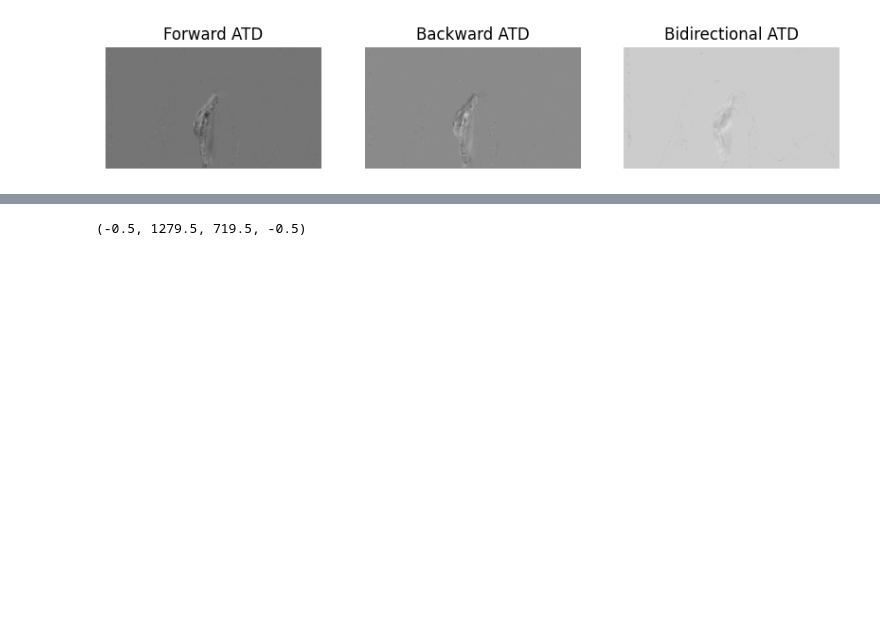
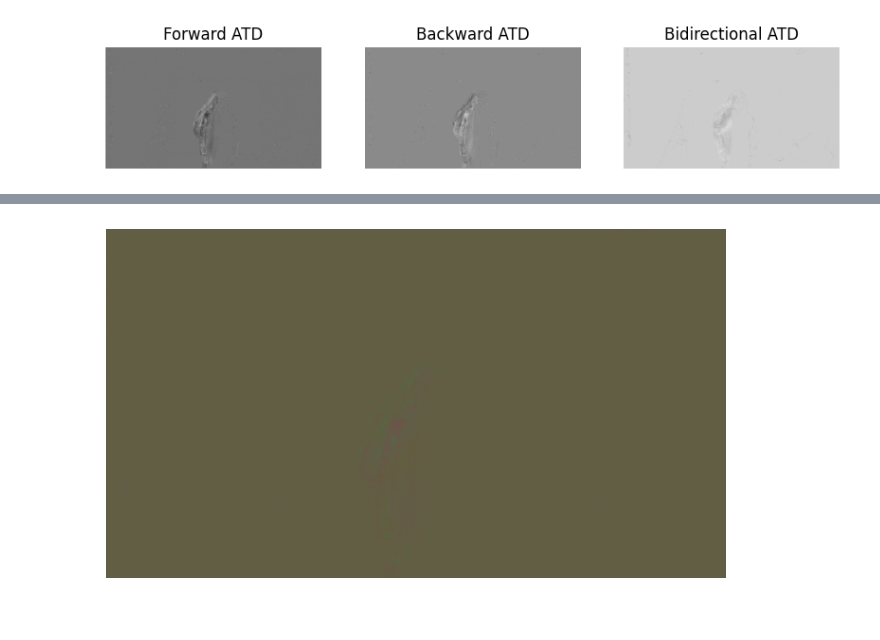
Before and after one commit to lamiselsayed/Senior-Design-Code, a Jupyter notebook: 03-Grayscaling_&_Directional_ATD.ipynb, the cells around one changed output, grey strips where cells are left out. Drawn from its saved outputs; the diff is of its cells as text; code cells hidden in the pictures.

```diff
--- a/03-Grayscaling_&_Directional_ATD.ipynb
+++ b/03-Grayscaling_&_Directional_ATD.ipynb
@@ -230,5 +228,9 @@ image_with_ATD = np.dstack([forwardATD, backwardATD, bidirectATD])
 # %%
+image_with_ATD = np.dstack((forwardATD, backwardATD, bidirectATD))
+
+rgb_image = (image_with_ATD * 255).astype(np.uint8)
+
 plt.figure(figsize = (8, 6))
-plt.imshow(image_with_ATD)
+plt.imshow(rgb_image)
 plt.axis('off')
 # %% [output]
@@ -236,2 +238 @@ WARNING:matplotlib.image:Clipping input data to the valid range for imshow with
-(-0.5, 1279.5, 719.5, -0.5)
-[figure, old version]
+[figure, new version]
```
Also changed, not shown: parts of 2 cells of this notebook.
